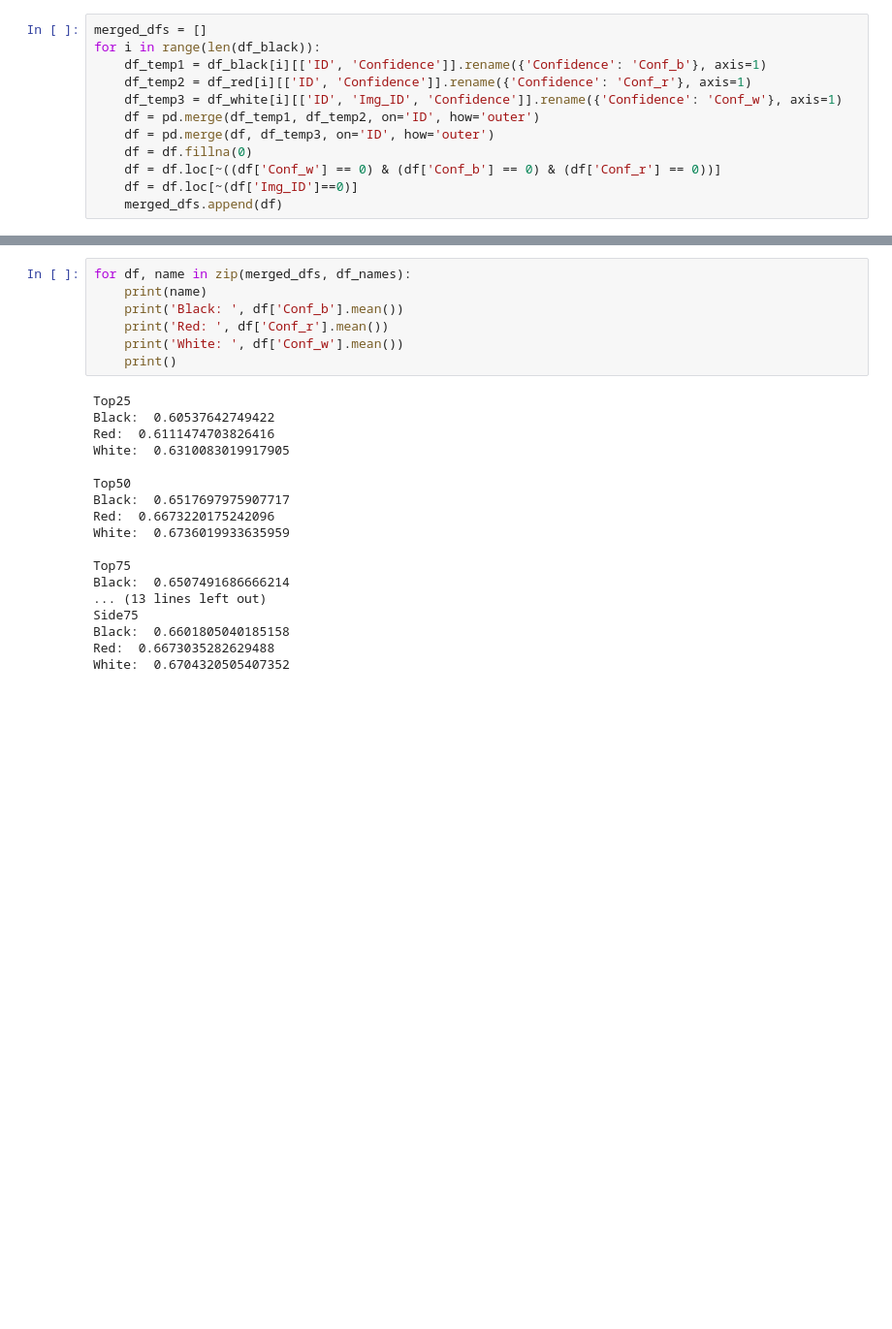
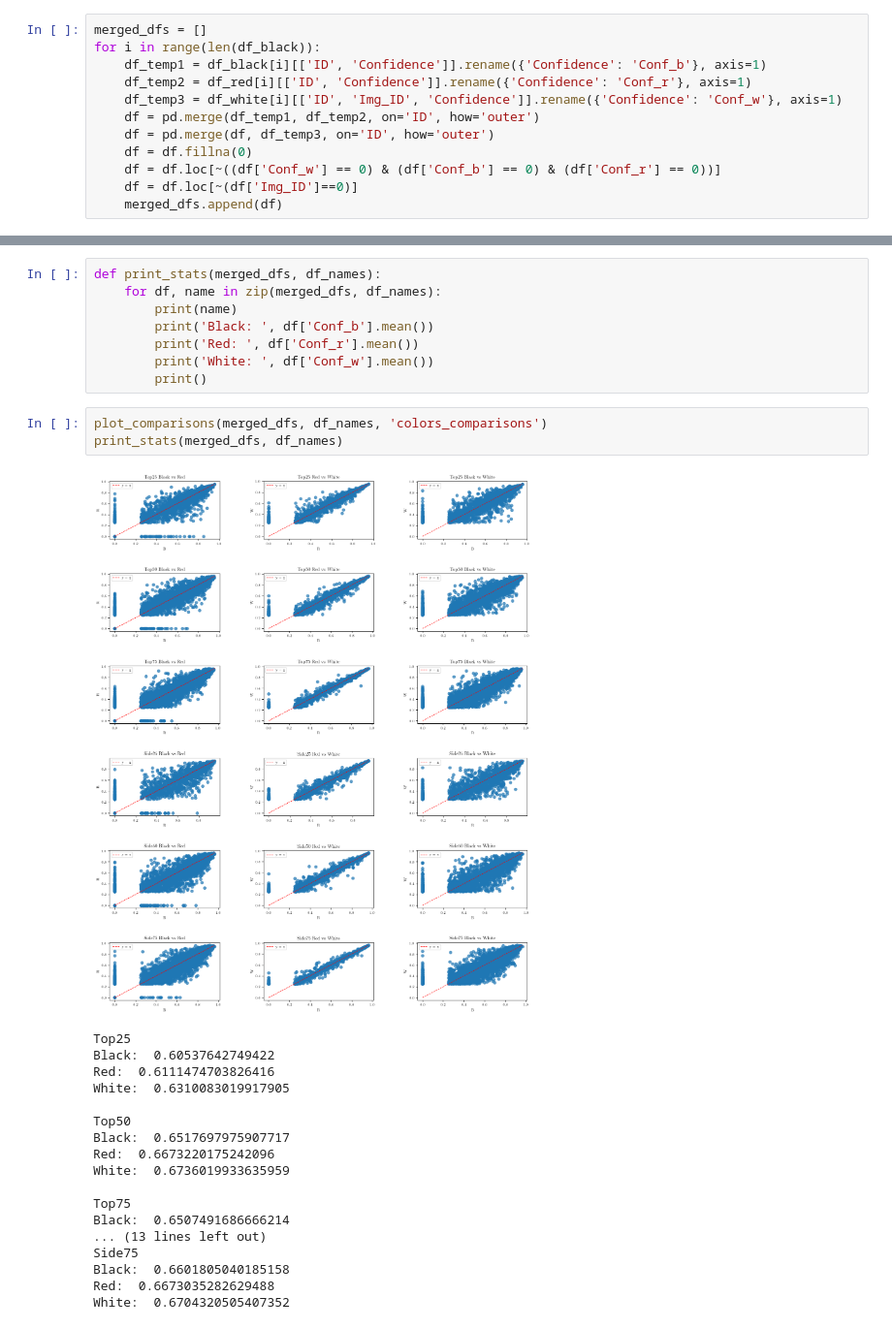
Before and after one commit to federicopaschetta/FemaleObjectificationInMovies, a Jupyter notebook: yolo_colors.ipynb, the cells around one changed output, grey strips where cells are left out. Shown at 97% size. Drawn from its saved outputs; the diff is of its cells as text; blank space fills up the shorter version.

```diff
--- a/yolo_colors.ipynb
+++ b/yolo_colors.ipynb
@@ -79,25 +80,30 @@ plt.show()
 # %%
-for df, name in zip(merged_dfs, df_names):
-    print(name)
-    print('Black: ', df['Conf_b'].mean())
-    print('Red: ', df['Conf_r'].mean())
-    print('White: ', df['Conf_w'].mean())
-    print()
+def print_stats(merged_dfs, df_names):
+    for df, name in zip(merged_dfs, df_names):
+        print(name)
+        print('Black: ', df['Conf_b'].mean())
+        print('Red: ', df['Conf_r'].mean())
+        print('White: ', df['Conf_w'].mean())
+        print()
-# %% [output]
-Top25
-Black:  0.60537642749422
-Red:  0.6111474703826416
-White:  0.6310083019917905
-
-Top50
-Black:  0.6517697975907717
-Red:  0.6673220175242096
-White:  0.6736019933635959
-
-Top75
-Black:  0.6507491686666214
-... (13 lines left out)
-Side75
-Black:  0.6601805040185158
-Red:  0.6673035282629488
-White:  0.6704320505407352
+# %%
+plot_comparisons(merged_dfs, df_names, 'colors_comparisons')
+print_stats(merged_dfs, df_names)
+# %% [output]
+[figure, added]
+Top25
+Black:  0.60537642749422
+Red:  0.6111474703826416
+White:  0.6310083019917905
+
+Top50
+Black:  0.6517697975907717
+Red:  0.6673220175242096
+White:  0.6736019933635959
+
+Top75
+Black:  0.6507491686666214
+... (13 lines left out)
+Side75
+Black:  0.6601805040185158
+Red:  0.6673035282629488
+White:  0.6704320505407352
```
Also changed, not shown: parts of 1 cell of this notebook, 29 other files.
